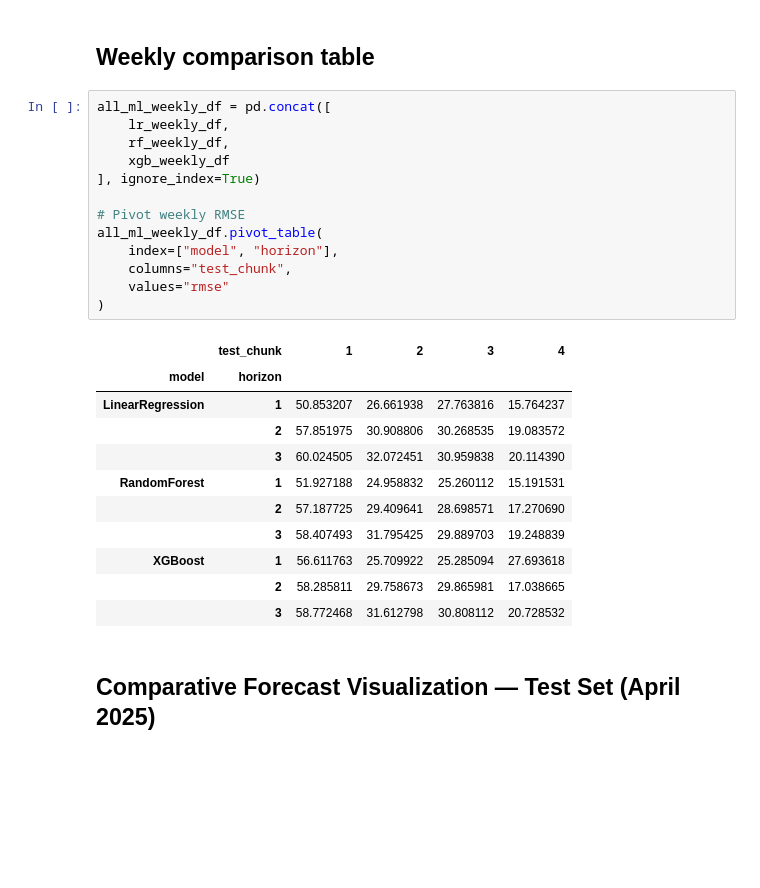
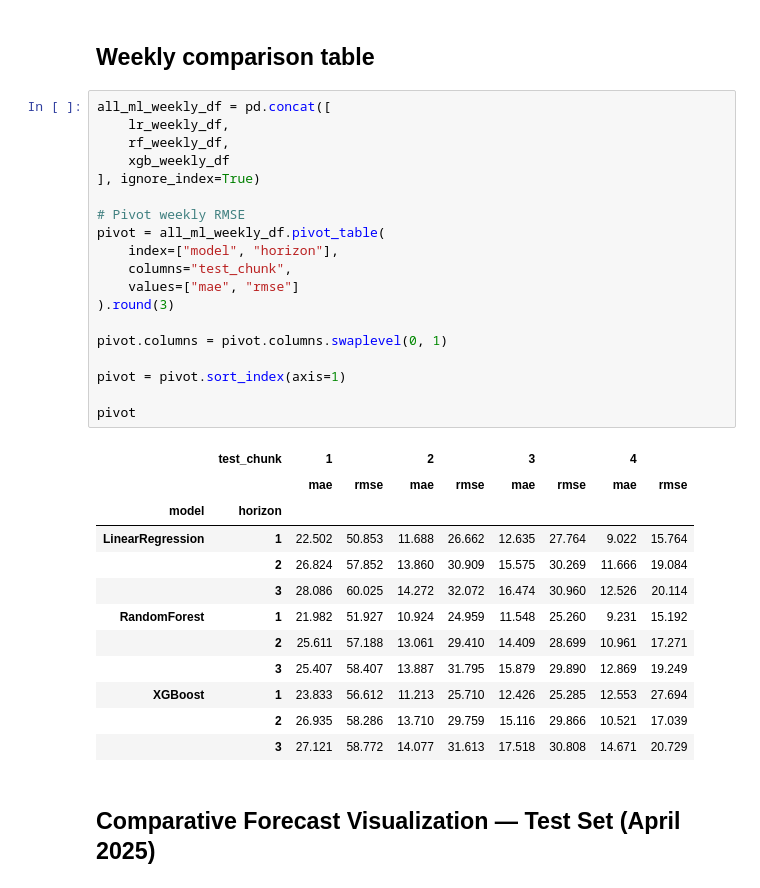
Before and after one commit to MiladEbrahimiAbyzandi/Ontario-electricity-price-forecasting, a Jupyter notebook: notebooks/05_ml_models.ipynb, the cells around one changed output. Drawn from its saved outputs; the diff is of its cells as text; blank space fills up the shorter version.

```diff
--- a/notebooks/05_ml_models.ipynb
+++ b/notebooks/05_ml_models.ipynb
@@ -453,28 +453,35 @@ xgb_weekly_df
 # %%
 all_ml_weekly_df = pd.concat([
     lr_weekly_df,
     rf_weekly_df,
     xgb_weekly_df
 ], ignore_index=True)
 
 # Pivot weekly RMSE
-all_ml_weekly_df.pivot_table(
+pivot = all_ml_weekly_df.pivot_table(
     index=["model", "horizon"],
     columns="test_chunk",
-    values="rmse"
-)
+    values=["mae", "rmse"]
+).round(3)
+
+pivot.columns = pivot.columns.swaplevel(0, 1)
+
+pivot = pivot.sort_index(axis=1)
+
+pivot
 # %% [output]
-|  | test_chunk | 1 | 2 | 3 | 4 |
-| model | horizon |  |  |  |  |
-| LinearRegression | 1 | 50.853207 | 26.661938 | 27.763816 | 15.764237 |
-|  | 2 | 57.851975 | 30.908806 | 30.268535 | 19.083572 |
-|  | 3 | 60.024505 | 32.072451 | 30.959838 | 20.114390 |
-| RandomForest | 1 | 51.927188 | 24.958832 | 25.260112 | 15.191531 |
-|  | 2 | 57.187725 | 29.409641 | 28.698571 | 17.270690 |
-|  | 3 | 58.407493 | 31.795425 | 29.889703 | 19.248839 |
-| XGBoost | 1 | 56.611763 | 25.709922 | 25.285094 | 27.693618 |
-|  | 2 | 58.285811 | 29.758673 | 29.865981 | 17.038665 |
-|  | 3 | 58.772468 | 31.612798 | 30.808112 | 20.728532 |
+|  | test_chunk | 1 |  | 2 |  | 3 |  | 4 |  |
+|  |  | mae | rmse | mae | rmse | mae | rmse | mae | rmse |
+| model | horizon |  |  |  |  |  |  |  |  |
+| LinearRegression | 1 | 22.502 | 50.853 | 11.688 | 26.662 | 12.635 | 27.764 | 9.022 | 15.764 |
+|  | 2 | 26.824 | 57.852 | 13.860 | 30.909 | 15.575 | 30.269 | 11.666 | 19.084 |
+|  | 3 | 28.086 | 60.025 | 14.272 | 32.072 | 16.474 | 30.960 | 12.526 | 20.114 |
+| RandomForest | 1 | 21.982 | 51.927 | 10.924 | 24.959 | 11.548 | 25.260 | 9.231 | 15.192 |
+|  | 2 | 25.611 | 57.188 | 13.061 | 29.410 | 14.409 | 28.699 | 10.961 | 17.271 |
+|  | 3 | 25.407 | 58.407 | 13.887 | 31.795 | 15.879 | 29.890 | 12.869 | 19.249 |
+| XGBoost | 1 | 23.833 | 56.612 | 11.213 | 25.710 | 12.426 | 25.285 | 12.553 | 27.694 |
+|  | 2 | 26.935 | 58.286 | 13.710 | 29.759 | 15.116 | 29.866 | 10.521 | 17.039 |
+|  | 3 | 27.121 | 58.772 | 14.077 | 31.613 | 17.518 | 30.808 | 14.671 | 20.729 |
 # %% [markdown]
 ## Comparative Forecast Visualization — Test Set (April 2025)
 # %%
```
Also changed, not shown: parts of 1 cell of this notebook.
